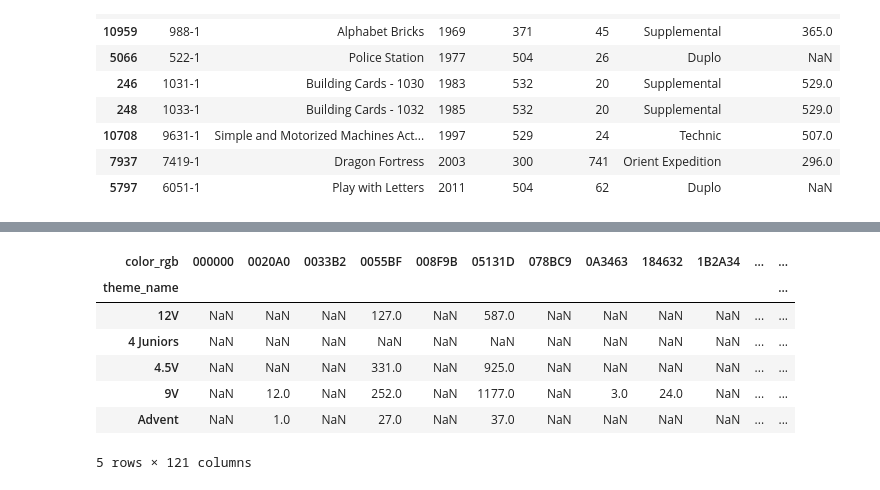
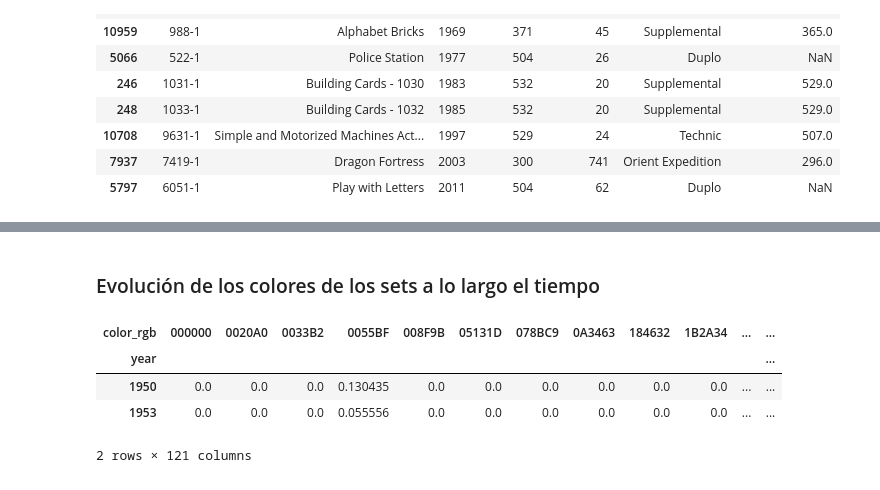
Before and after one commit to gonzafernan/ceia-andd, a Jupyter notebook: lego.ipynb, the cells around one changed output, grey strips where cells are left out. Drawn from its saved outputs; the diff is of its cells as text; code cells hidden in the pictures.

Commit message:
Add evolution of colors over the years

```diff
--- a/lego.ipynb
+++ b/lego.ipynb
@@ -250,0 +252,8 @@ p.on(ssfig2[2]).add(so.Line(), so.Agg("max")).plot()
+# %%
+print("Cantidad de temáticas:", len(themes_df))
+print("Cantidad de temáticas generales:", len(themes_df["theme_parent_id"].unique()))
+print("Cantidad de colores:", len(colors_df))
+
+theme_color_df = pd.merge(inventories_df, sets_df, on="set_num")
+theme_color_df = pd.merge(inventory_parts_df, theme_color_df, on="inventory_id")
+theme_color_df.head(2)
@@ -370,20 +425,16 @@ Los siguientes sets poseen la mayor cantidad de piezas raras en la década en qu
 El set con mayor cantidad de piezas raras es el [Dragon Fortress 7419-1](https://www.google.com/url?sa=i&url=http%3A%2F%2Ffr.bricker.info%2Fsets%2F7419%2F&psig=AOvVaw3B2X1l2b3Z4rgWUr8wp0I5&ust=1728846469224000&source=images&cd=vfe&opi=89978449&ved=0CBQQjRxqFwoTCJjuq5LFiYkDFQAAAAAdAAAAABAI)
 
 ![Dragon Fortress 7419-1](./imgs/7419-1.jpg)
+# %% [markdown]
+### Evolución de los colores de los sets a lo largo el tiempo
 # %%
-df_plot = (
-    new_new_df.groupby(["color_rgb", "theme_name"])
-    .size()
-    .reset_index()
-    .pivot(columns="color_rgb", index="theme_name", values=0)
-)
-df_plot.head()
+year_color_corr = theme_color_df.groupby(["color_rgb", "year"]).size().reset_index().pivot(columns="color_rgb", index="year", values=0)
+year_color_corr.fillna(value=0, inplace=True)
+year_color_corr = year_color_corr.div(year_color_corr.sum(axis=1), axis=0)
+year_color_corr.head(2)
 # %% [output]
 | color_rgb | 000000 | 0020A0 | 0033B2 | 0055BF | 008F9B | 05131D | 078BC9 | 0A3463 | 184632 | 1B2A34 | ... | ... |
-| theme_name |  |  |  |  |  |  |  |  |  |  |  | ... |
-| 12V | NaN | NaN | NaN | 127.0 | NaN | 587.0 | NaN | NaN | NaN | NaN | ... | ... |
-| 4 Juniors | NaN | NaN | NaN | NaN | NaN | NaN | NaN | NaN | NaN | NaN | ... | ... |
-| 4.5V | NaN | NaN | NaN | 331.0 | NaN | 925.0 | NaN | NaN | NaN | NaN | ... | ... |
-| 9V | NaN | 12.0 | NaN | 252.0 | NaN | 1177.0 | NaN | 3.0 | 24.0 | NaN | ... | ... |
-| Advent | NaN | 1.0 | NaN | 27.0 | NaN | 37.0 | NaN | NaN | NaN | NaN | ... | ... |
+| year |  |  |  |  |  |  |  |  |  |  |  | ... |
+| 1950 | 0.0 | 0.0 | 0.0 | 0.130435 | 0.0 | 0.0 | 0.0 | 0.0 | 0.0 | 0.0 | ... | ... |
+| 1953 | 0.0 | 0.0 | 0.0 | 0.055556 | 0.0 | 0.0 | 0.0 | 0.0 | 0.0 | 0.0 | ... | ... |
-5 rows × 121 columns
+2 rows × 121 columns
```
Also changed, not shown: parts of 11 cells of this notebook.
